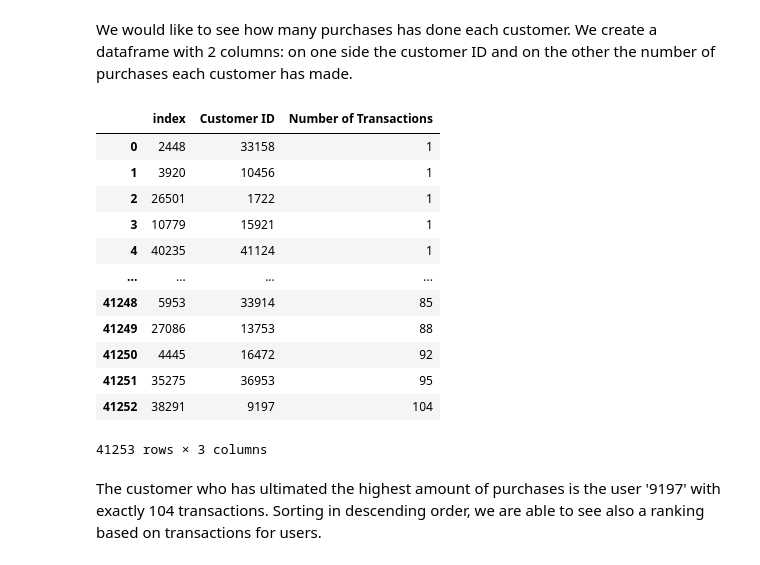
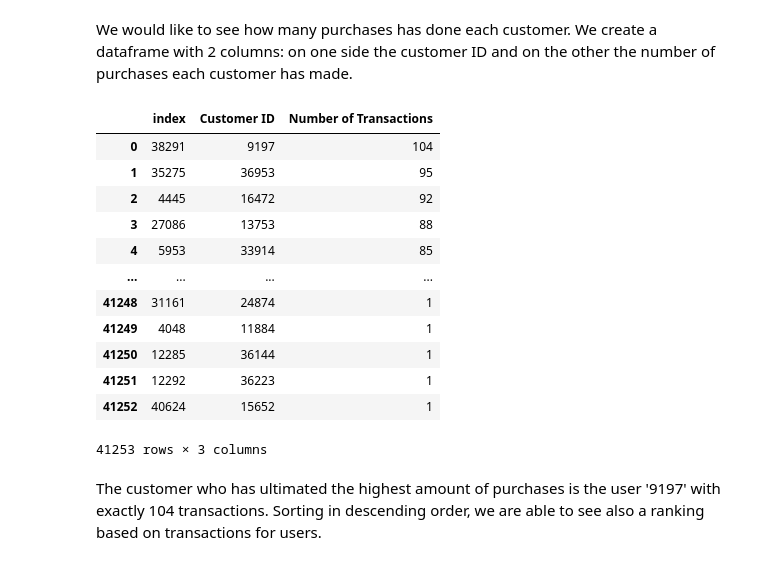
Before and after one commit to alessiabresolin/275601, a Jupyter notebook: project.ipynb, the cells around one changed output. Drawn from its saved outputs; the diff is of its cells as text; code cells hidden in the pictures.

```diff
--- a/project.ipynb
+++ b/project.ipynb
@@ -560,22 +587,22 @@ customer_transactions_count = Counter(transactions['customer_id'])
 # %%
 customer_transactions_count_df = pd.DataFrame([customer_transactions_count]).T.reset_index()
 customer_transactions_count_df.columns = ['Customer ID', 'Number of Transactions']
-customer_transactions_count_df.sort_values(by='Number of Transactions', ascending=True).reset_index()
+customer_transactions_count_df.sort_values(by='Number of Transactions', ascending=False).reset_index()
 
 #customer_transactions_count_df.sort_values(by='Number of Transactions', ascending=False)
 # %% [output]
 |  | index | Customer ID | Number of Transactions |
-| 0 | 2448 | 33158 | 1 |
-| 1 | 3920 | 10456 | 1 |
-| 2 | 26501 | 1722 | 1 |
-| 3 | 10779 | 15921 | 1 |
-| 4 | 40235 | 41124 | 1 |
+| 0 | 38291 | 9197 | 104 |
+| 1 | 35275 | 36953 | 95 |
+| 2 | 4445 | 16472 | 92 |
+| 3 | 27086 | 13753 | 88 |
+| 4 | 5953 | 33914 | 85 |
 | ... | ... | ... | ... |
-| 41248 | 5953 | 33914 | 85 |
-| 41249 | 27086 | 13753 | 88 |
-| 41250 | 4445 | 16472 | 92 |
-| 41251 | 35275 | 36953 | 95 |
-| 41252 | 38291 | 9197 | 104 |
+| 41248 | 31161 | 24874 | 1 |
+| 41249 | 4048 | 11884 | 1 |
+| 41250 | 12285 | 36144 | 1 |
+| 41251 | 12292 | 36223 | 1 |
+| 41252 | 40624 | 15652 | 1 |
 41253 rows × 3 columns
 # %% [markdown]
 The customer who has ultimated the highest amount of purchases is the user '9197' with exactly 104 transactions. Sorting in descending order, we are able to see also a ranking based on transactions for users.
```
Also changed, not shown: parts of 38 cells of this notebook.
